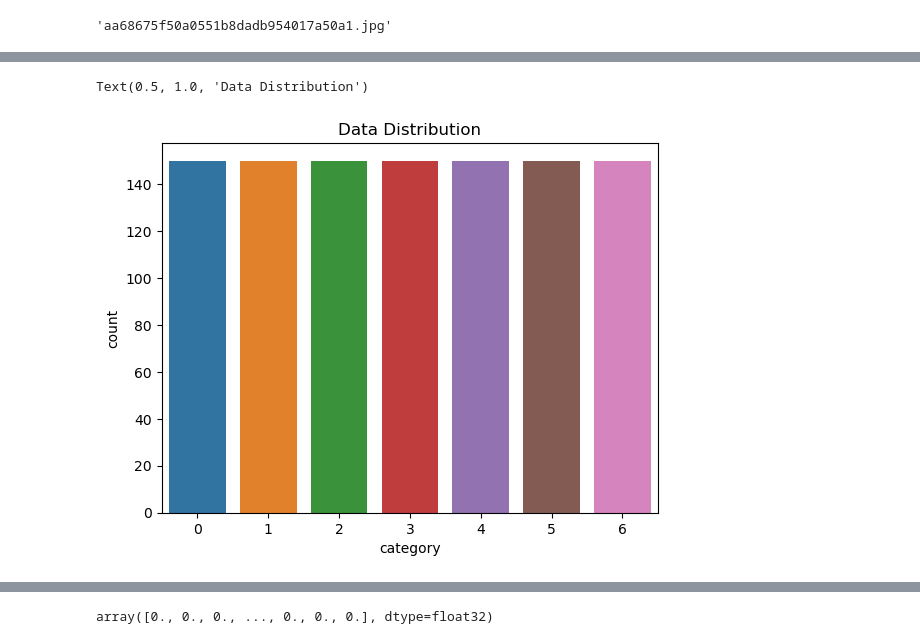
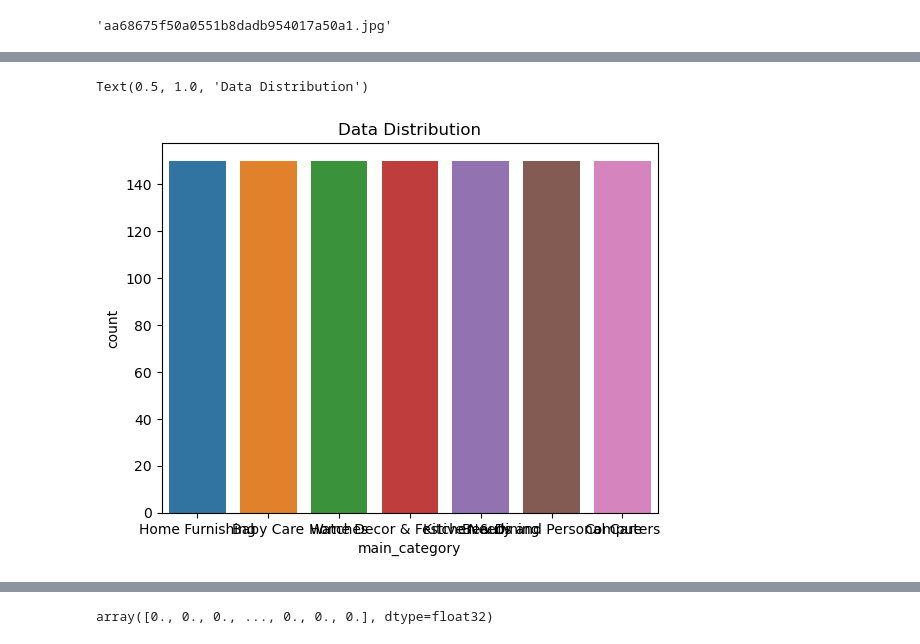
Before and after one commit to lilifull/brief_29_cosmo_dev_still_grindin, a Jupyter notebook: Pretraitement des images transfert learning-mobile net.ipynb, the cells around one changed output, grey strips where cells are left out. Saved outputs shown, nothing was run; the diff lists cells and outputs as text; code cells hidden in the pictures.

Commit message:
improve image feature and little change in text feature

```diff
--- a/Pretraitement des images transfert learning-mobile net.ipynb
+++ b/Pretraitement des images transfert learning-mobile net.ipynb
@@ -31,6 +34,6 @@ list_photos[0]
 'aa68675f50a0551b8dadb954017a50a1.jpg'
 # %%
 # Chargement du dataframe avec l'id du produit et sa catégorie
-df = pd.read_csv('cleaned.csv')
+df = pd.read_csv('csv/text_clean.csv')
 df.head(2)
 # %% [output]
@@ -40,7 +42,0 @@ df.head(2)
-# %%
-# définir une fonction lambda pour extraire la catégorie principale
-extract_category = lambda x: x.split(">>")[0].strip().strip(']["')
-
-# appliquer la fonction à la colonne 'product_category_tree' du DataFrame
-df["label_name"] = df['product_category_tree'].apply(extract_category)
-df["label_name"][0]
@@ -49,5 +42,0 @@ df["label_name"][0]
-# %%
-label_encoder = preprocessing.LabelEncoder()
-label_encoder .fit(df["label_name"])
-df['category']=label_encoder.transform(df["label_name"])
-df['category'][0:3]
@@ -93,8 +51,8 @@ df_image
 # %%
-sns.countplot(x='category',data=df_image).set_title("Data Distribution")
+sns.countplot(x='main_category',data=df).set_title("Data Distribution")
 # %% [output]
 Text(0.5, 1.0, 'Data Distribution')
-[figure, old version]
+[figure, new version]
 # %%
 # Chargement du modèle pré-entrainé mobile net
 mobilnet_model = MobileNet(weights='imagenet', include_top=False, input_shape=(224, 224, 3))
```
Also changed, not shown: parts of 19 cells of this notebook, 10 other files.
